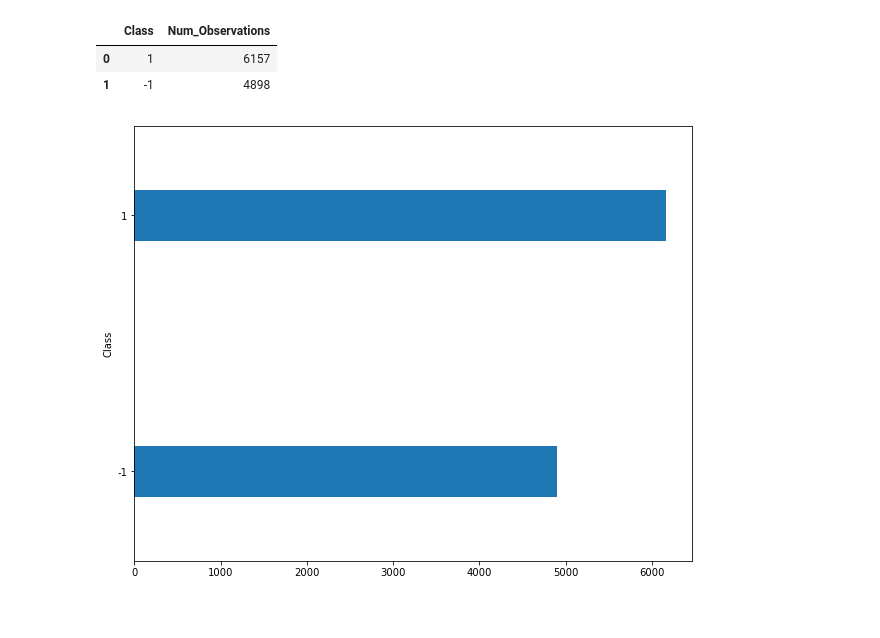
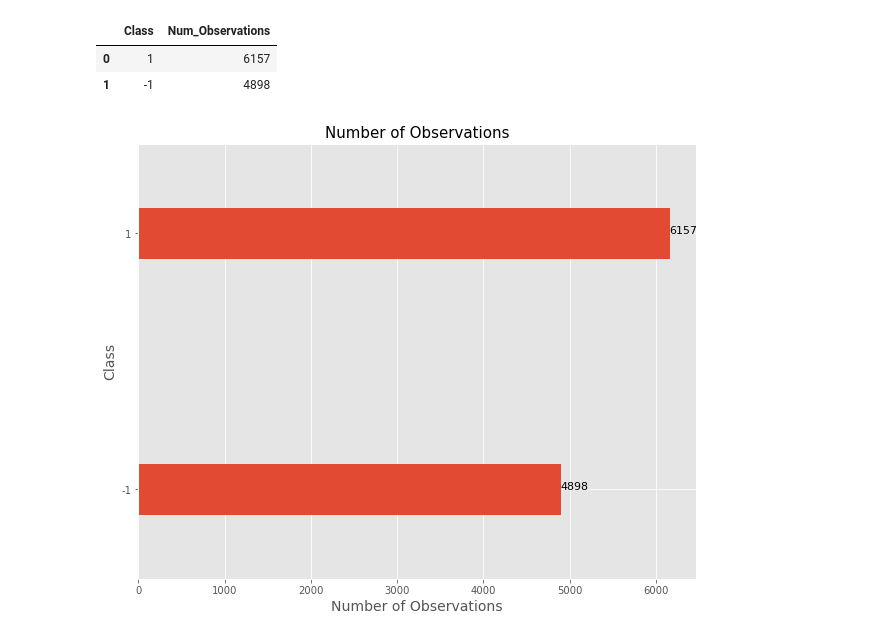
Before and after one commit to vikrant-github/Phishing-Websites-Detection, a Jupyter notebook: Detecting_Phishing_Websites.ipynb, the cells around one changed output. Saved outputs shown, nothing was run; the diff lists cells and outputs as text; code cells hidden in the pictures.

Commit message:
03 Extracting useful information -Updating the bar plot

```diff
--- a/Detecting_Phishing_Websites.ipynb
+++ b/Detecting_Phishing_Websites.ipynb
@@ -78,8 +78,17 @@ website_distribution
 | 1 | -1 | 4898 |
 # %%
 # Using Matplotlib plot function to draw a horizontal bar chart to represent the count of different classes
+plt.style.use('ggplot')
+
 subplot = website_distribution.groupby('Class')['Num_Observations'].sum().plot(kind='barh', width=0.2, figsize=(10,8))
+
+subplot.set_title('Number of Observations', fontsize= 15)
+subplot.set_xlabel('Number of Observations', fontsize= 14)
+subplot.set_ylabel('Class', fontsize= 14)
+
+for i in subplot.patches:
+    subplot.text(i.get_width() + 0.1, i.get_y() + 0.1, str(i.get_width()), fontsize= 11)
 # %% [output]
-[figure, old version]
+[figure, new version]
 # %%
 # Summary Statistics of Phishing dataset
```
Also changed, not shown: parts of 1 cell of this notebook.
